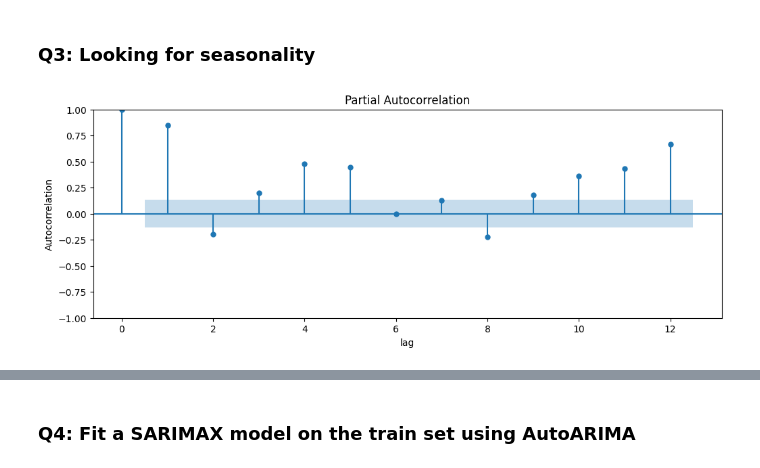
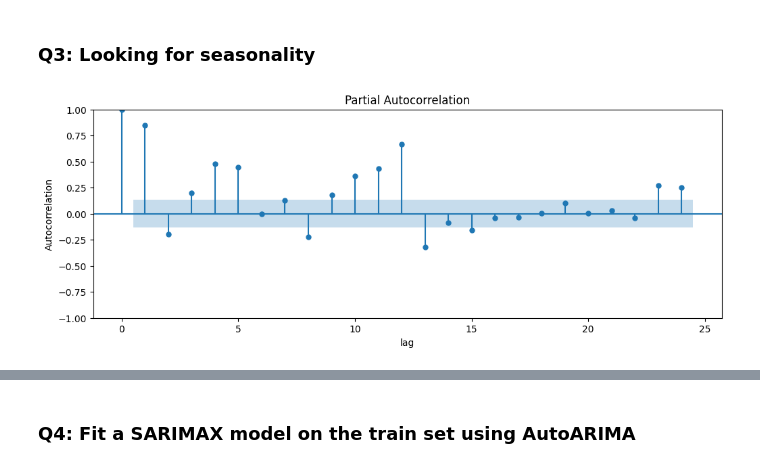
Before and after one commit to FranciscoDMO/batch6-workspace, a Jupyter notebook: S03 - Time Series/BLU05 - Classical Time Series Models/Exercise notebook.ipynb, the cells around one changed output, grey strips where cells are left out. Drawn from its saved outputs; the diff is of its cells as text; code cells hidden in the pictures.

```diff
--- a/S03 - Time Series/BLU05 - Classical Time Series Models/Exercise notebook.ipynb
+++ b/S03 - Time Series/BLU05 - Classical Time Series Models/Exercise notebook.ipynb
@@ -122,11 +122,11 @@ assert hashlib.sha256(str(np.round(emissions_train_log_detrend_without_nans[0],5
 # %%
 # Use the autocorrelation plots to infer what is the seasonality of the time series.
 
-plot_pacf(emissions_train,alpha=0.05,lags=12 , method='ols')
+plot_pacf(emissions_train,alpha=0.05,lags=24 , method='ols')
 plt.xlabel('lag')
 plt.ylabel('Autocorrelation')
 plt.show()
 
-S = '12'
+S = 12
 # %% [output]
-[figure, old version]
+[figure, new version]
```
Also changed, not shown: parts of 2 cells of this notebook.
